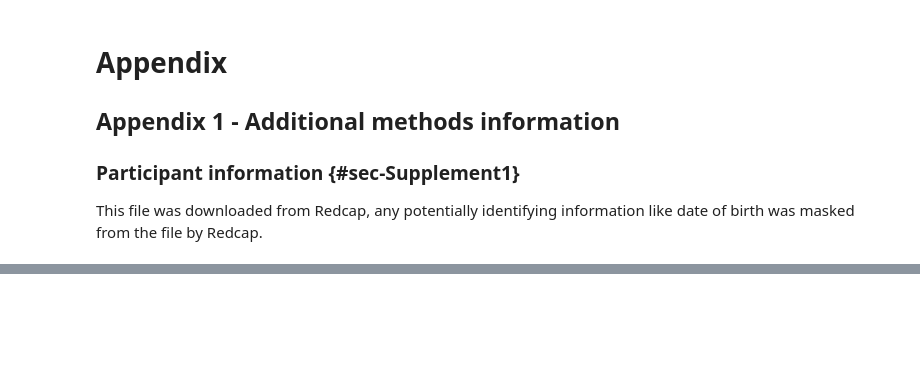
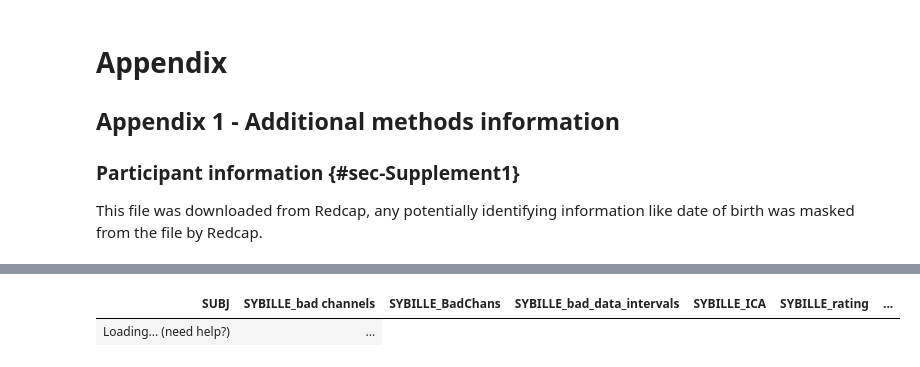
Before and after one commit to Neuroling/SPINCO_SINEEG, a Jupyter notebook: Analysis/SiN/Dynamic Reports/SINEEG_report.ipynb, the cells around one changed output, grey strips where cells are left out. Drawn from its saved outputs; the diff is of its cells as text; code cells hidden in the pictures; blank space fills up the shorter version.

```diff
--- a/Analysis/SiN/Dynamic Reports/SINEEG_report.ipynb
+++ b/Analysis/SiN/Dynamic Reports/SINEEG_report.ipynb
@@ -470,0 +444,16 @@ A potential issue is doing the average reference before ICA, this doesn't seem t
+# %%
+# Reading quality assessment tab
+thisScriptDir = os.getcwd()
+baseDir = thisScriptDir[:thisScriptDir.find("Scripts")]
+fileinput = os.path.join(baseDir + 'Data','SiN','derivatives_SM','QualityAssessment.xlsx')
+# Find file read data set
+df = pd.read_excel(fileinput, 'QA')
+# render table
+show(df, search = True,
+     scrollY='400px', paging=False,
+     columnDefs=[{"width": "100px", "targets": "_all"}],
+     scrollX=True,
+     style="width:600px", autoWidth=False)
+# %% [output]
+| SUBJ | SYBILLE_bad channels | SYBILLE_BadChans | SYBILLE_bad_data_intervals | SYBILLE_ICA | SYBILLE_rating | ... |
+| Loading... (need help?) | ... |
```
Also changed, not shown: parts of 10 cells of this notebook, 4 other files.
